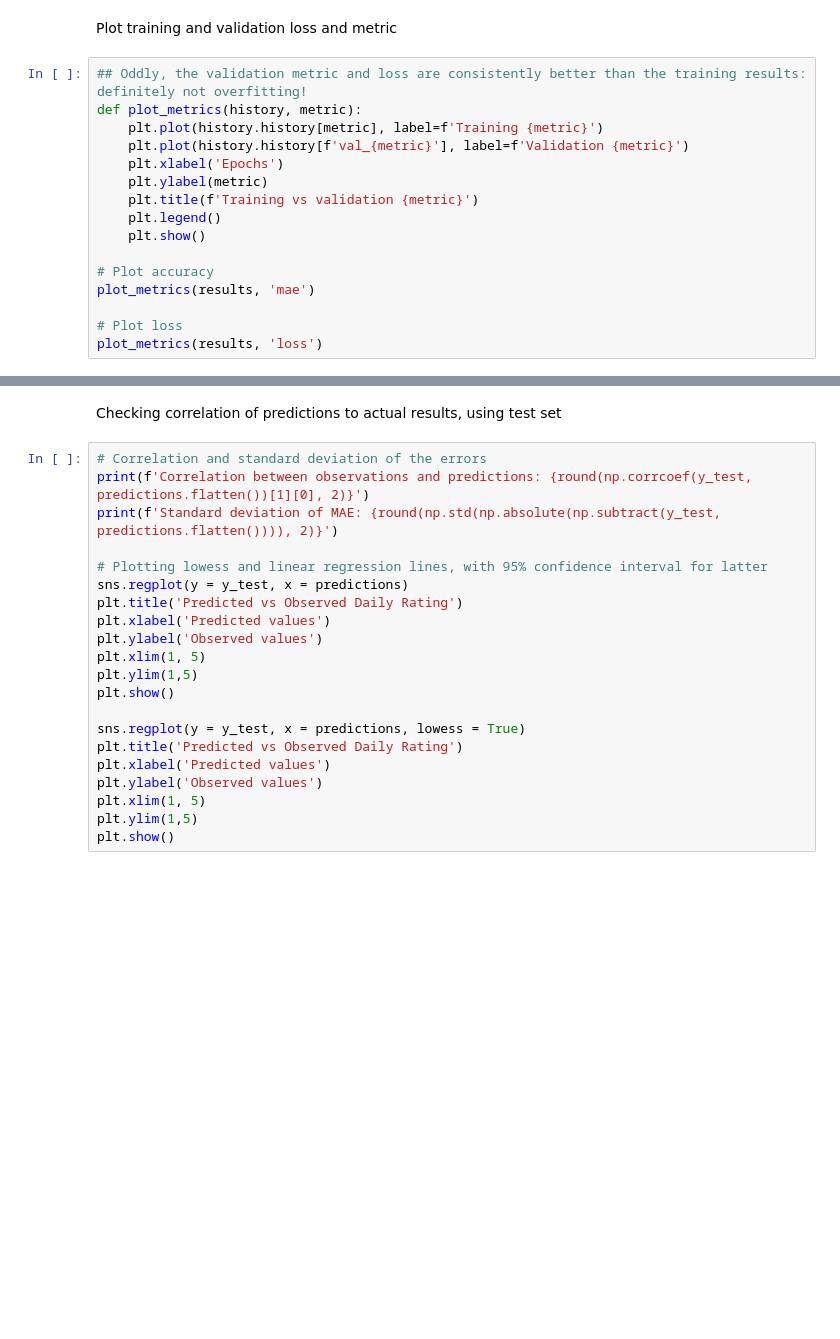
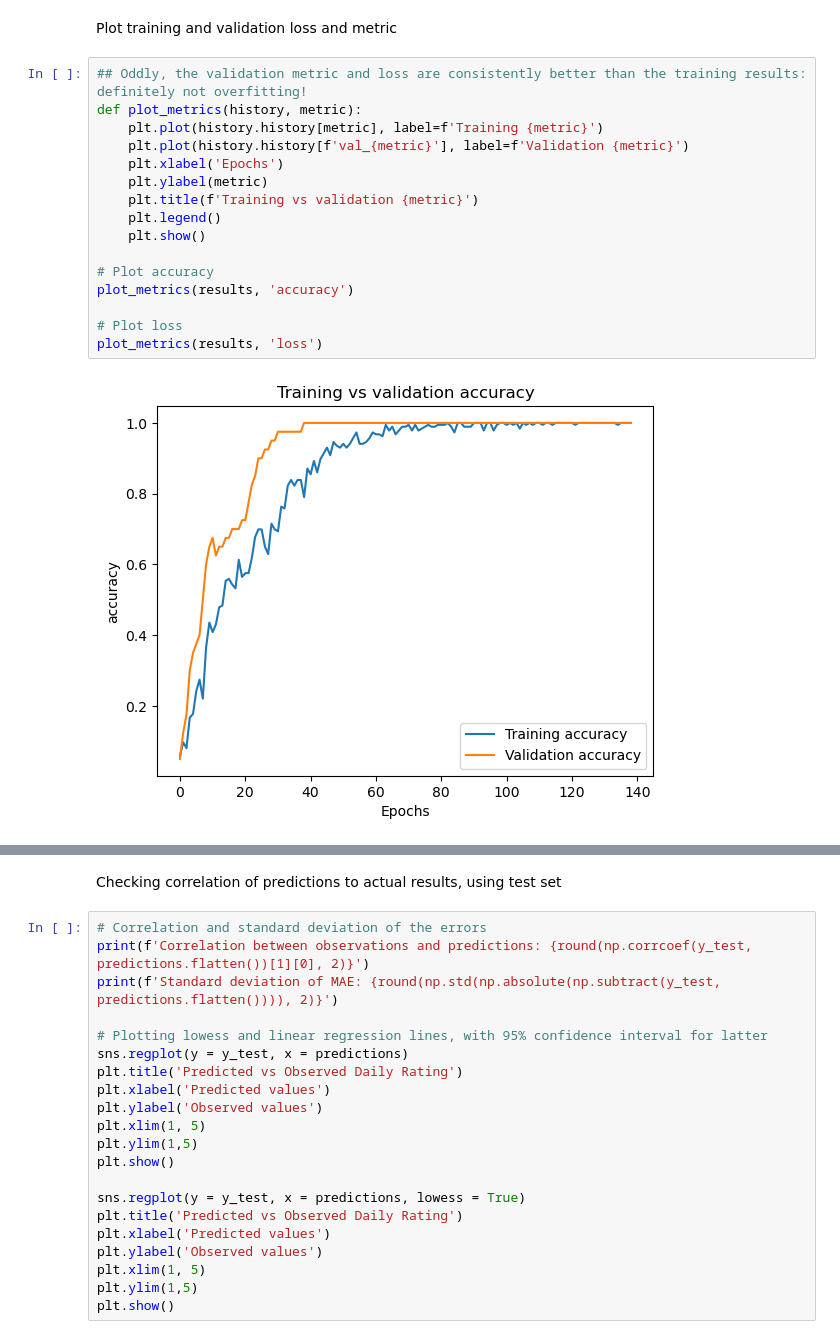
Before and after one commit to tmduvall/Tracker-predicting, a Jupyter notebook: dailypred - rating - classification.ipynb, the cells around one changed output, grey strips where cells are left out. Cells and saved outputs as stored; diff of their text form; blank space fills up the shorter version.

```diff
--- a/dailypred - rating - classification.ipynb
+++ b/dailypred - rating - classification.ipynb
@@ -193,16 +190,18 @@ Plot training and validation loss and metric
 # %%
 ## Oddly, the validation metric and loss are consistently better than the training results: definitely not overfitting!
 def plot_metrics(history, metric):
     plt.plot(history.history[metric], label=f'Training {metric}')
     plt.plot(history.history[f'val_{metric}'], label=f'Validation {metric}')
     plt.xlabel('Epochs')
     plt.ylabel(metric)
     plt.title(f'Training vs validation {metric}')
     plt.legend()
     plt.show()
 
 # Plot accuracy
-plot_metrics(results, 'mae')
+plot_metrics(results, 'accuracy')
 
 # Plot loss
 plot_metrics(results, 'loss')
+# %% [output]
+[figure, added]
```
Also changed, not shown: parts of 4 cells of this notebook, 3 other files.
